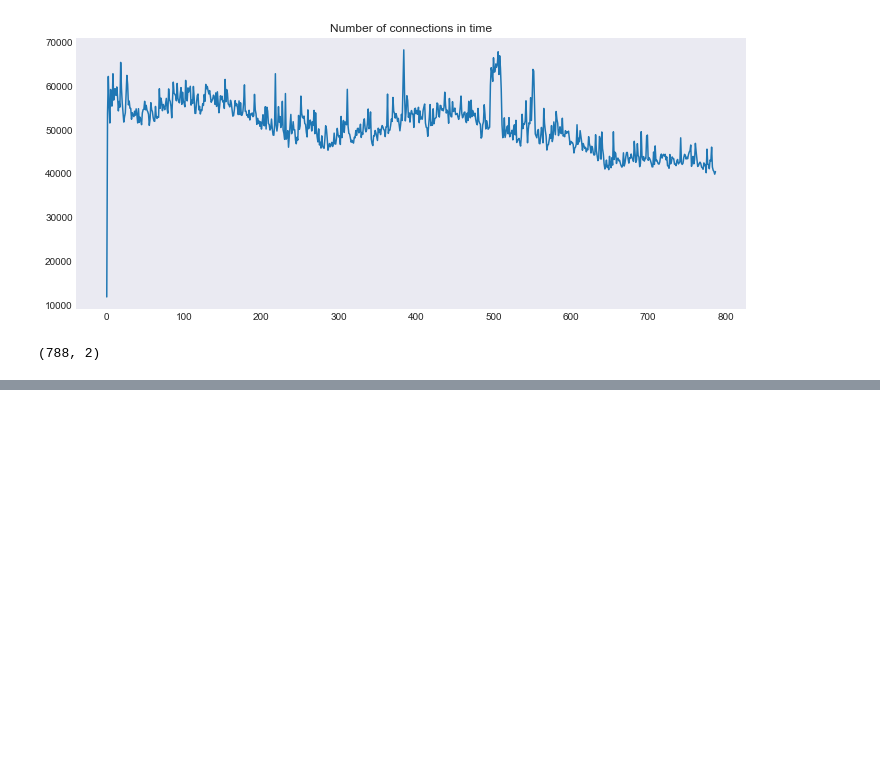
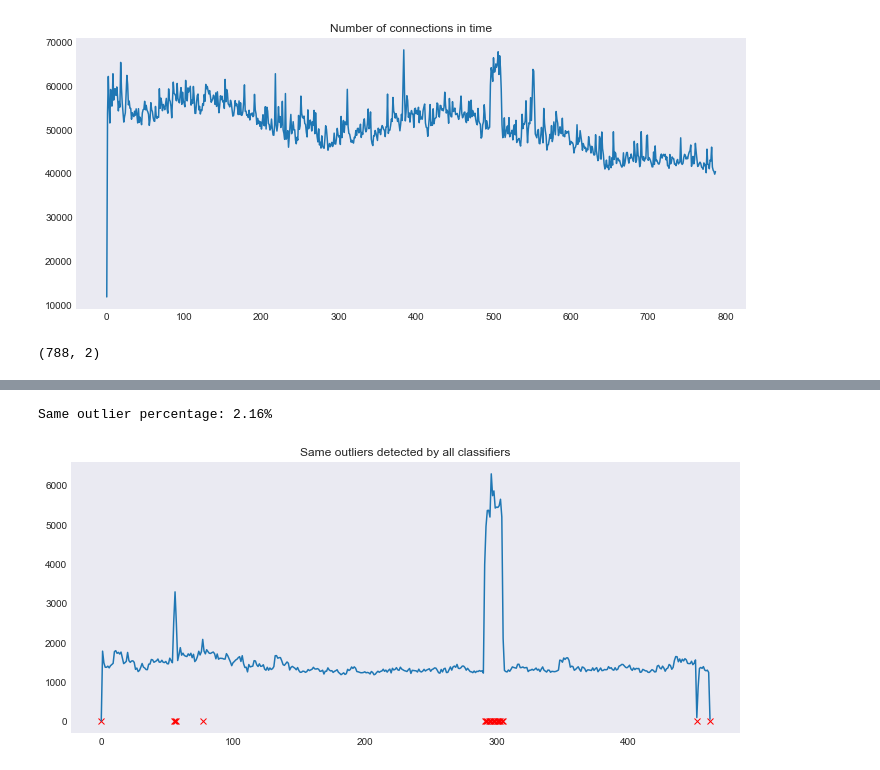
Before and after one commit to jakubreszka/network-anomaly-detection, a Jupyter notebook: outlier_detection.ipynb, the cells around one changed output, grey strips where cells are left out. Drawn from its saved outputs; the diff is of its cells as text; code cells hidden in the pictures; blank space fills up the shorter version.

```diff
--- a/outlier_detection.ipynb
+++ b/outlier_detection.ipynb
@@ -123,0 +255,33 @@ Detection type: Copula Based Outlier Detector
+# %%
+#Create a dataframe from classifier scores
+unsw_cls_df = pd.DataFrame(unsw_classifier_scores)
+# %%
+#Add a column with sum of each row in the dataframe
+unsw_cls_df['Outlier Sum'] = unsw_cls_df.sum(axis=1)
+# %%
+#Create a bool list for the same detected outliers
+unsw_same_outliers = []
+for row in unsw_cls_df['Outlier Sum']:
+    if row == len(unsw_classifier_scores.keys()):
+        unsw_same_outliers.append(True)
+    else:
+        unsw_same_outliers.append(False)
+# %%
+#Add the list to classifier dataframe
+unsw_cls_df['Same Outliers'] = unsw_same_outliers
+# %%
+#Calculate % of same outliers
+unsw_same_outliers_score = (cls_df['Same Outliers'].sum() / unsw_cls_df.shape[0])
+unsw_same_outliers_percent = unsw_same_outliers_score * 100
+print(f'Same outlier percentage: {unsw_same_outliers_percent:.2f}%')
+# %% [output]
+Same outlier percentage: 2.16%
+# %%
+#Show the same detected outliers
+fig = plt.figure(figsize=(12, 5))
+plt.title('Same outliers detected by all classifiers')
+plt.plot(unsw_xaxis, unsw_yaxis)
+plt.scatter(unsw_cls_df.index[unsw_cls_df['Same Outliers'] == True].array, unsw_cls_df['Same Outliers'][unsw_cls_df['Same Outliers'] == True], c='red', marker='x', linewidths=1)
+plt.show()
+# %% [output]
+[figure, added]
```
Also changed, not shown: parts of 37 cells of this notebook.
